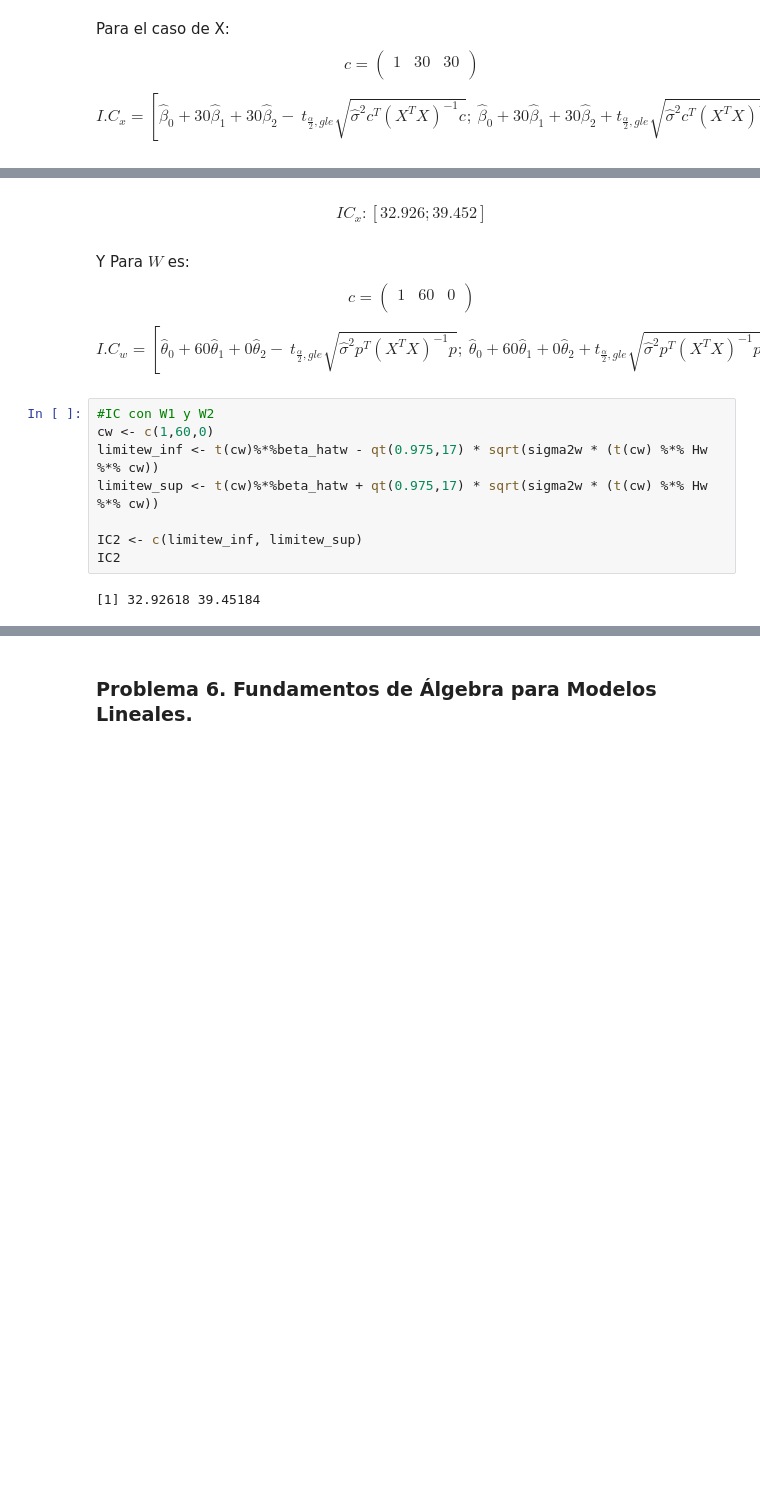
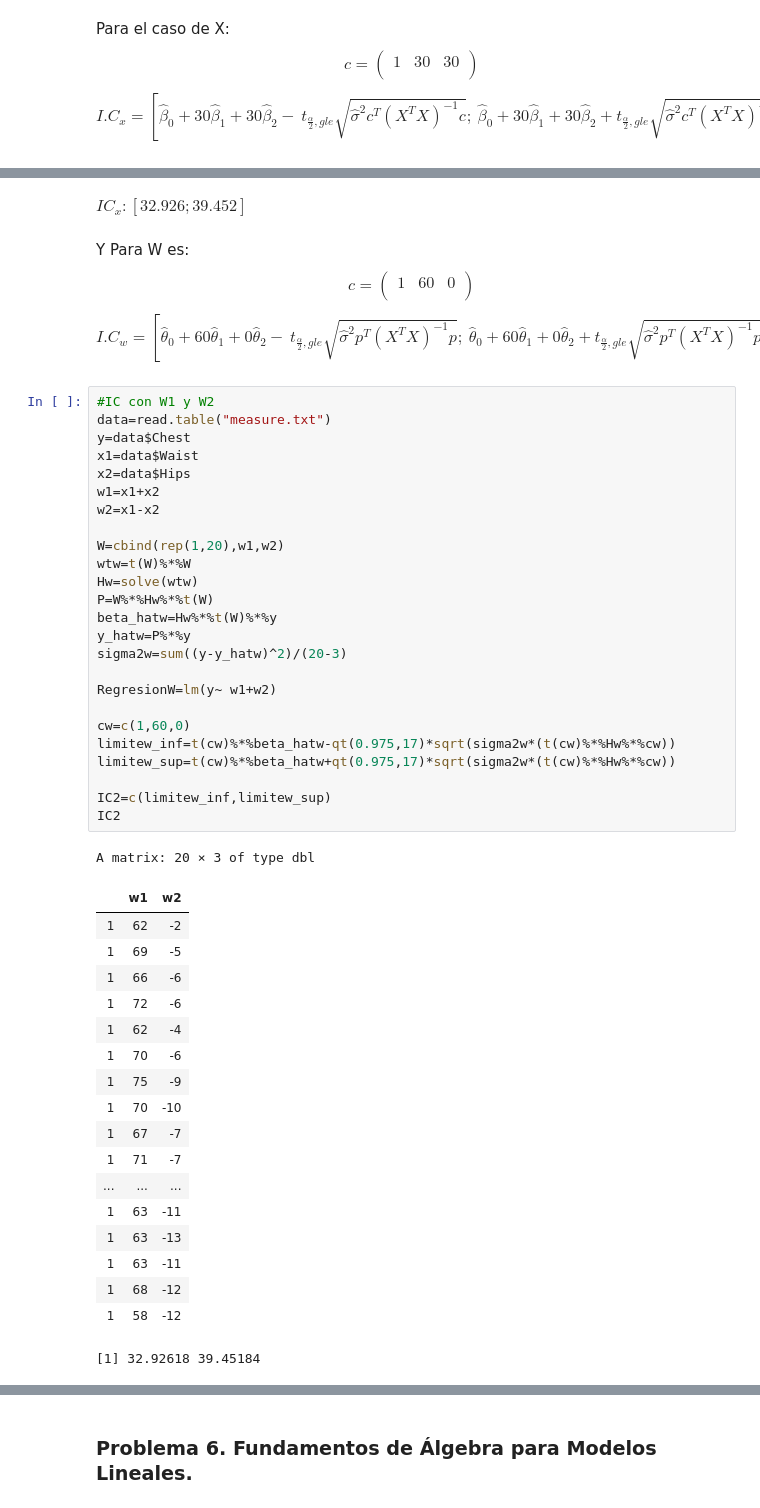
Before and after one commit to MantiMantilla/MEL-2022-2, a Jupyter notebook: Tareas/Tarea 1/Tarea 1.ipynb, the cells around one changed output, grey strips where cells are left out. Cells and saved outputs as stored; diff of their text form; blank space fills up the shorter version.

```diff
--- a/Tareas/Tarea 1/Tarea 1.ipynb
+++ b/Tareas/Tarea 1/Tarea 1.ipynb
@@ -726,11 +743,9 @@ IC1
 # %% [output]
 [1] 32.92618 39.45184
 # %% [markdown]
-$$
-    IC_x:\left[32.926; 39.452\right]
-$$
+$IC_x:[32.926; 39.452]$
 # %% [markdown]
-Y Para $W$ es:
+Y Para W es:
 $$
 c=\left(\begin{matrix}1&60&0\\\end{matrix}\right)
 $$
@@ -740,12 +755,47 @@ $$
 $$
 # %%
 #IC con W1 y W2
-cw <- c(1,60,0)
-limitew_inf <- t(cw)%*%beta_hatw - qt(0.975,17) * sqrt(sigma2w * (t(cw) %*% Hw %*% cw))
-limitew_sup <- t(cw)%*%beta_hatw + qt(0.975,17) * sqrt(sigma2w * (t(cw) %*% Hw %*% cw))
+data=read.table("measure.txt")
+y=data$Chest
+x1=data$Waist
+x2=data$Hips
+w1=x1+x2
+w2=x1-x2
 
-IC2 <- c(limitew_inf, limitew_sup)
+W=cbind(rep(1,20),w1,w2)
+wtw=t(W)%*%W
+Hw=solve(wtw)
+P=W%*%Hw%*%t(W)
+beta_hatw=Hw%*%t(W)%*%y
+y_hatw=P%*%y
+sigma2w=sum((y-y_hatw)^2)/(20-3)
+
+RegresionW=lm(y~ w1+w2)
+
+cw=c(1,60,0)
+limitew_inf=t(cw)%*%beta_hatw-qt(0.975,17)*sqrt(sigma2w*(t(cw)%*%Hw%*%cw))
+limitew_sup=t(cw)%*%beta_hatw+qt(0.975,17)*sqrt(sigma2w*(t(cw)%*%Hw%*%cw))
+
+IC2=c(limitew_inf,limitew_sup)
 IC2
 # %% [output]
-[1] 32.92618 39.45184
+A matrix: 20 × 3 of type dbl
+|  | w1 | w2 |
+| 1 | 62 | -2 |
+| 1 | 69 | -5 |
+| 1 | 66 | -6 |
+| 1 | 72 | -6 |
+| 1 | 62 | -4 |
+| 1 | 70 | -6 |
+| 1 | 75 | -9 |
+| 1 | 70 | -10 |
+| 1 | 67 | -7 |
+| 1 | 71 | -7 |
+| ... | ... | ... |
+| 1 | 63 | -11 |
+| 1 | 63 | -13 |
+| 1 | 63 | -11 |
+| 1 | 68 | -12 |
+| 1 | 58 | -12 |
+[1] 32.92618 39.45184
 # %% [markdown]
```
Also changed, not shown: parts of 42 cells of this notebook.
